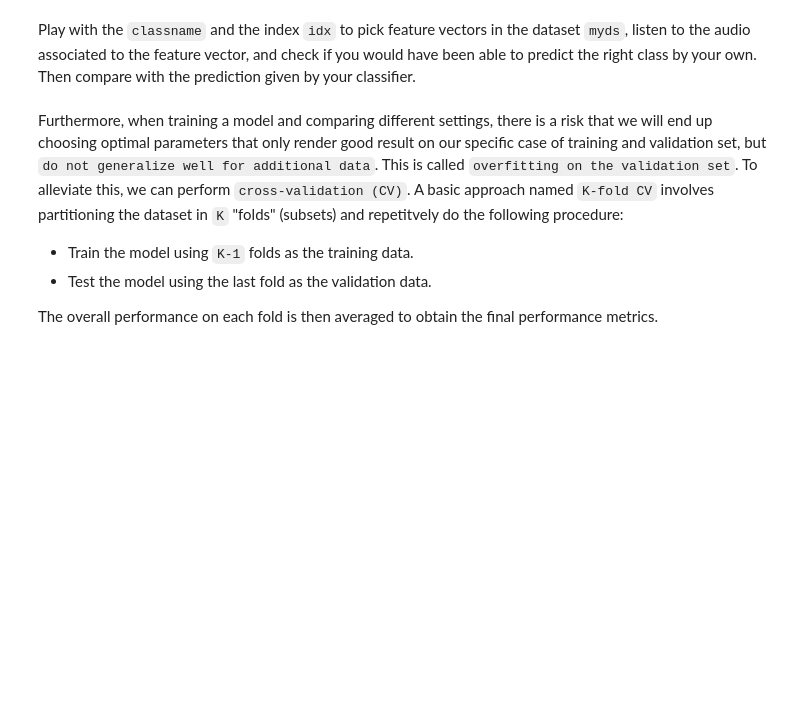
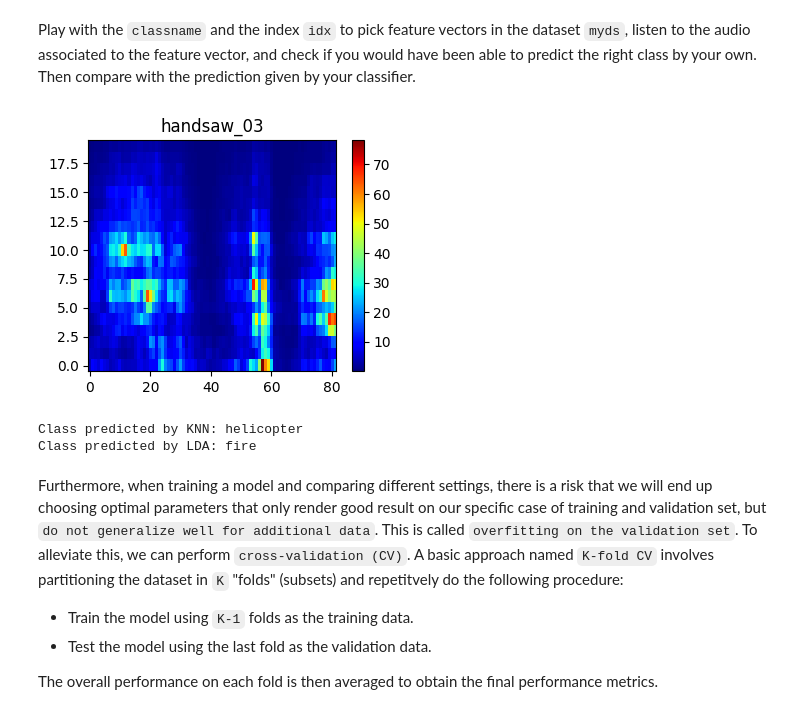
Before and after one commit to LoicTumelaire/LELEC210X, a Jupyter notebook: classification/h5a2_audio.ipynb, the cells around one changed output. Cells and saved outputs as stored; diff of their text form; code cells hidden in the pictures; blank space fills up the shorter version.

```diff
--- a/classification/h5a2_audio.ipynb
+++ b/classification/h5a2_audio.ipynb
@@ -178,20 +203,24 @@ show_confusion_matrix(prediction_lda, y_test, classnames)
 Play with the ``classname`` and the index ``idx`` to pick feature vectors in the dataset ``myds``, listen to the audio associated to the feature vector, and check if you would have been able to predict the right class by your own. Then compare with the prediction given by your classifier.
 # %%
 ### TO RUN
-idx = 0
-classname = "fire"
+idx = 3
+classname = "handsaw"
 myds.display([classname, idx])
 thisfv = myds[classname, idx].reshape(-1)
 
 # this artefact is necessary because the 'predict' function expects a matrix_like input.
 mat = np.zeros((2, len(thisfv)))
 mat[0] = thisfv
 
 prediction_knn = model_knn.predict(mat)
 prediction_lda = model_lda.predict(mat)
 
 print("Class predicted by KNN:", prediction_knn[0])
 print("Class predicted by LDA:", prediction_lda[0])
+# %% [output]
+[figure, added]
+Class predicted by KNN: helicopter
+Class predicted by LDA: fire
 # %% [markdown]
 Furthermore, when training a model and comparing different settings, there is a risk that we will end up choosing optimal parameters that only render good result on our specific case of training and validation set, but ``do not generalize well for additional data``. This is called ``overfitting on the validation set``. To alleviate this, we can perform ``cross-validation (CV)``. A basic approach named ``K-fold CV`` involves partitioning the dataset in ``K`` "folds" (subsets) and repetitvely do the following procedure:
 
```
Also changed, not shown: parts of 20 cells of this notebook, 4 other files.
